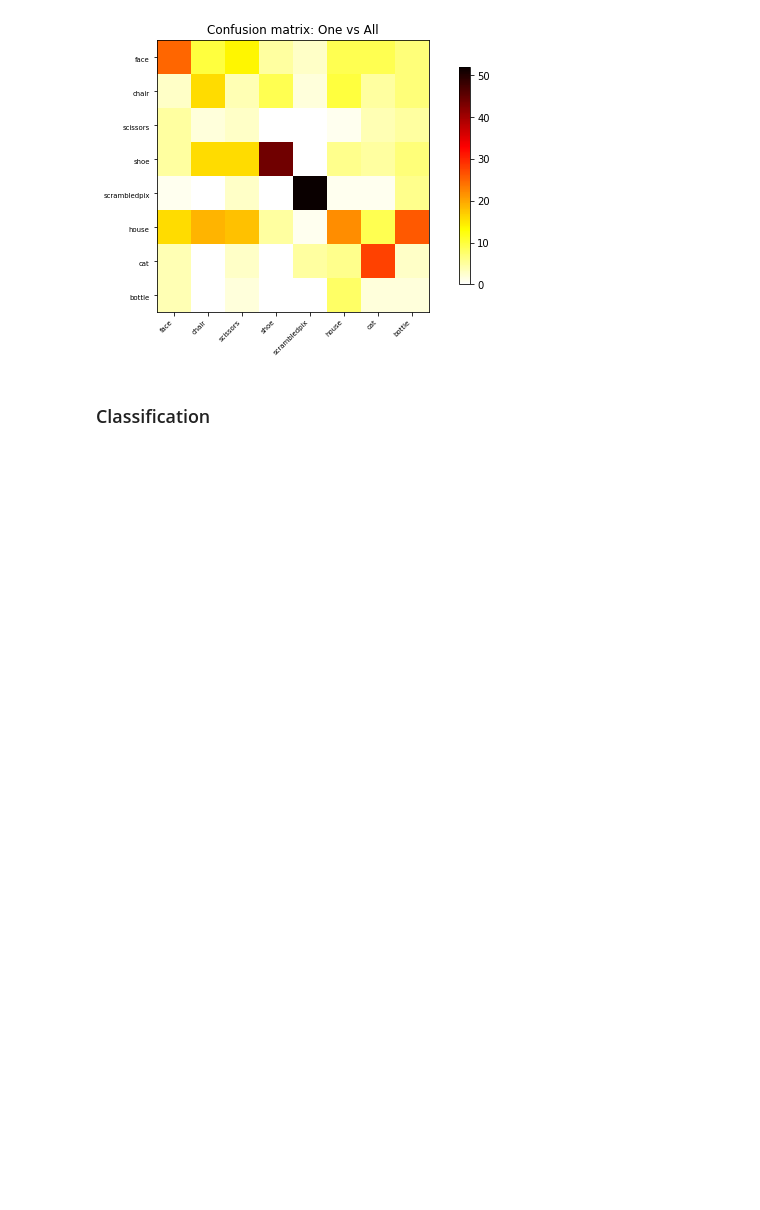
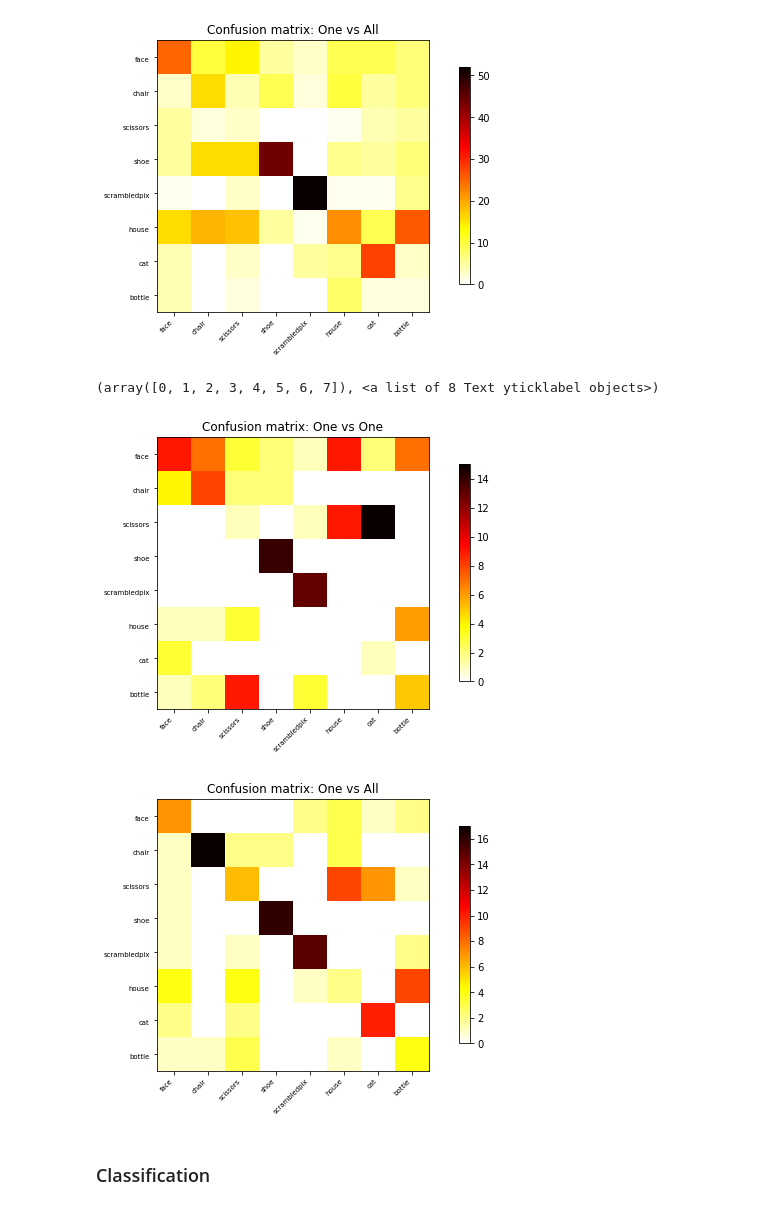
Before and after one commit to brainhack-school2020/BHS_project_SRastegarnia, a Jupyter notebook: BHS_Haxby_BrainDecoding.ipynb, the cells around one changed output. Cells and saved outputs as stored; diff of their text form; code cells hidden in the pictures; blank space fills up the shorter version.

Commit message:
Adding the confusion matrix to classifier notebook

```diff
--- a/BHS_Haxby_BrainDecoding.ipynb
+++ b/BHS_Haxby_BrainDecoding.ipynb
@@ -501,6 +503,31 @@ plt.yticks(rotation=0)
 (array([0, 1, 2, 3, 4, 5, 6, 7]), <a list of 8 Text yticklabel objects>)
 [figure]
 [figure]
+# %%
+# I fit on the the first 10 sessions and plot a confusion matrix on the last 2 sessions
+# Matrix rows represents the predicted class instances, columns represents actual class.
+
+svc_ovo.fit(X[session_labels < 10], y[session_labels < 10])
+y_pred_ovo = svc_ovo.predict(X[session_labels >= 10])
+
+plot_matrix(confusion_matrix(y_pred_ovo, y[session_labels >= 10]),
+            labels=unique_conditions, cmap='hot_r')
+plt.title('Confusion matrix: One vs One')
+plt.xticks(rotation=45)
+plt.yticks(rotation=0)
+
+svc_ova.fit(X[session_labels < 10], y[session_labels < 10])
+y_pred_ova = svc_ova.predict(X[session_labels >= 10])
+
+plot_matrix(confusion_matrix(y_pred_ova, y[session_labels >= 10]),
+            labels=unique_conditions, cmap='hot_r')
+plt.title('Confusion matrix: One vs All')
+plt.xticks(rotation=45)
+plt.yticks(rotation=0)
+# %% [output]
+(array([0, 1, 2, 3, 4, 5, 6, 7]), <a list of 8 Text yticklabel objects>)
+[figure, added]
+[figure, added]
 # %% [markdown]
 ### Classification
 # %%
```
Also changed, not shown: parts of 7 cells of this notebook, 1 other file.
